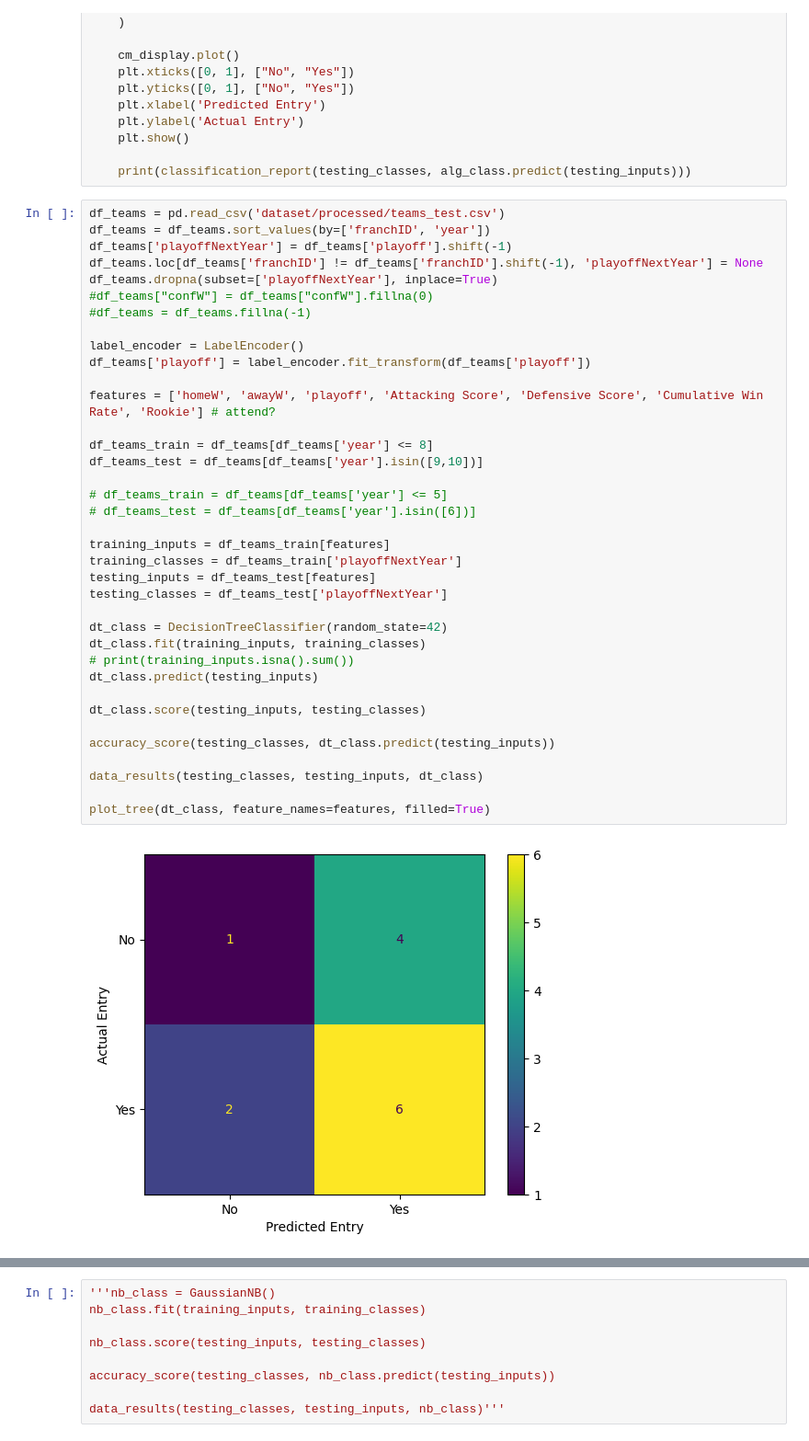
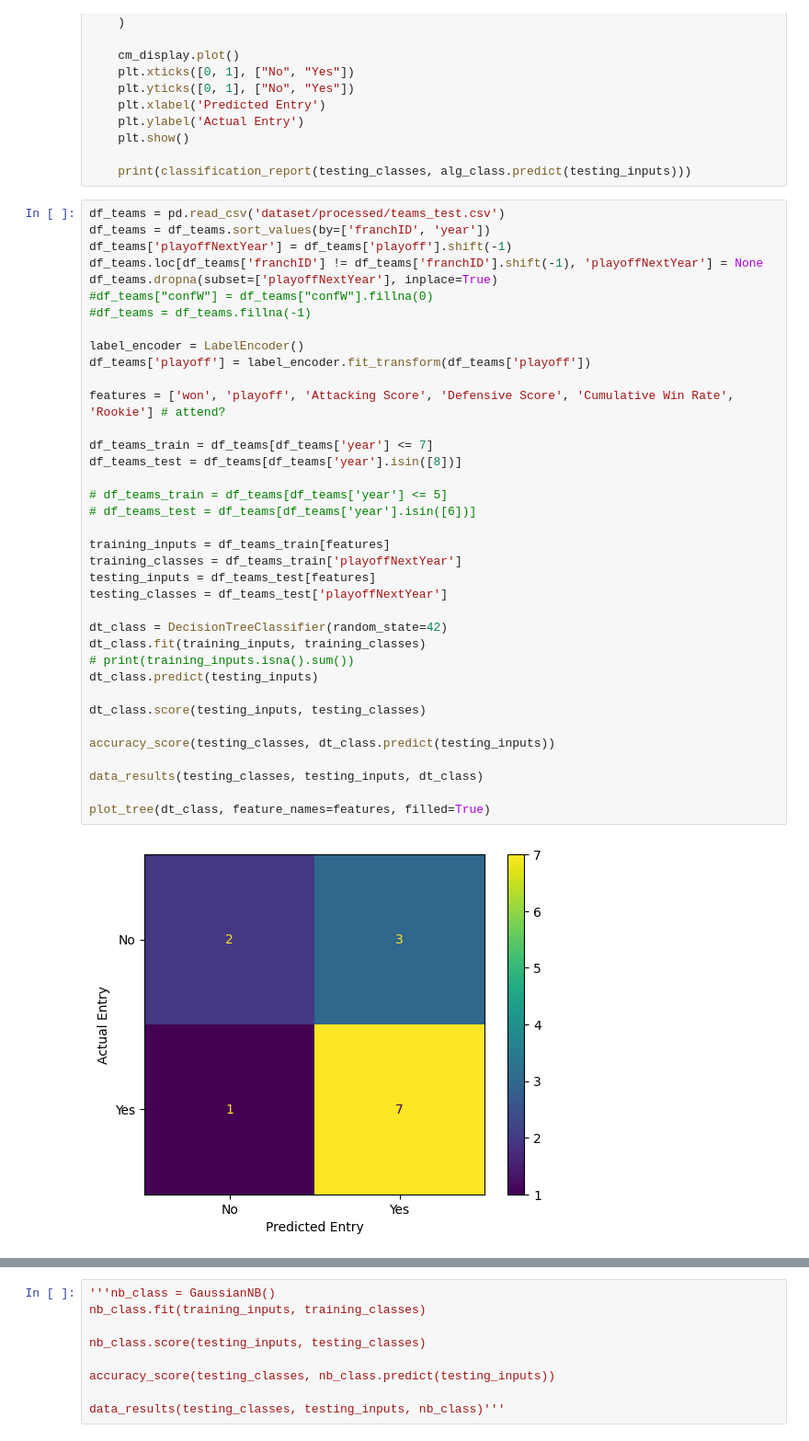
Before and after one commit to sirkotal/feup-ac, a Jupyter notebook: training.ipynb, the cells around one changed output, grey strips where cells are left out. Shown at 92% size. Cells and saved outputs as stored; diff of their text form.

```diff
--- a/training.ipynb
+++ b/training.ipynb
@@ -34,36 +34,36 @@ df_teams.loc[df_teams['franchID'] != df_teams['franchID'].shift(-1), 'playoffNex
 df_teams.dropna(subset=['playoffNextYear'], inplace=True)
 #df_teams["confW"] = df_teams["confW"].fillna(0)
 #df_teams = df_teams.fillna(-1)
 
 label_encoder = LabelEncoder()
 df_teams['playoff'] = label_encoder.fit_transform(df_teams['playoff'])
 
-features = ['homeW', 'awayW', 'playoff', 'Attacking Score', 'Defensive Score', 'Cumulative Win Rate', 'Rookie'] # attend?
+features = ['won', 'playoff', 'Attacking Score', 'Defensive Score', 'Cumulative Win Rate', 'Rookie'] # attend?
 
-df_teams_train = df_teams[df_teams['year'] <= 8]
-df_teams_test = df_teams[df_teams['year'].isin([9,10])]
+df_teams_train = df_teams[df_teams['year'] <= 7]
+df_teams_test = df_teams[df_teams['year'].isin([8])]
 
 # df_teams_train = df_teams[df_teams['year'] <= 5]
 # df_teams_test = df_teams[df_teams['year'].isin([6])]
 
 training_inputs = df_teams_train[features]
 training_classes = df_teams_train['playoffNextYear']
 testing_inputs = df_teams_test[features]
 testing_classes = df_teams_test['playoffNextYear']
 
 dt_class = DecisionTreeClassifier(random_state=42)
 dt_class.fit(training_inputs, training_classes)
 # print(training_inputs.isna().sum())
 dt_class.predict(testing_inputs)
 
 dt_class.score(testing_inputs, testing_classes)
 
 accuracy_score(testing_classes, dt_class.predict(testing_inputs))
 
 data_results(testing_classes, testing_inputs, dt_class)
 
 plot_tree(dt_class, feature_names=features, filled=True)
 # %% [output]
-[figure, old version]
+[figure, new version]
               precision    recall  f1-score   support
 
```
Also changed, not shown: parts of 3 cells of this notebook.
